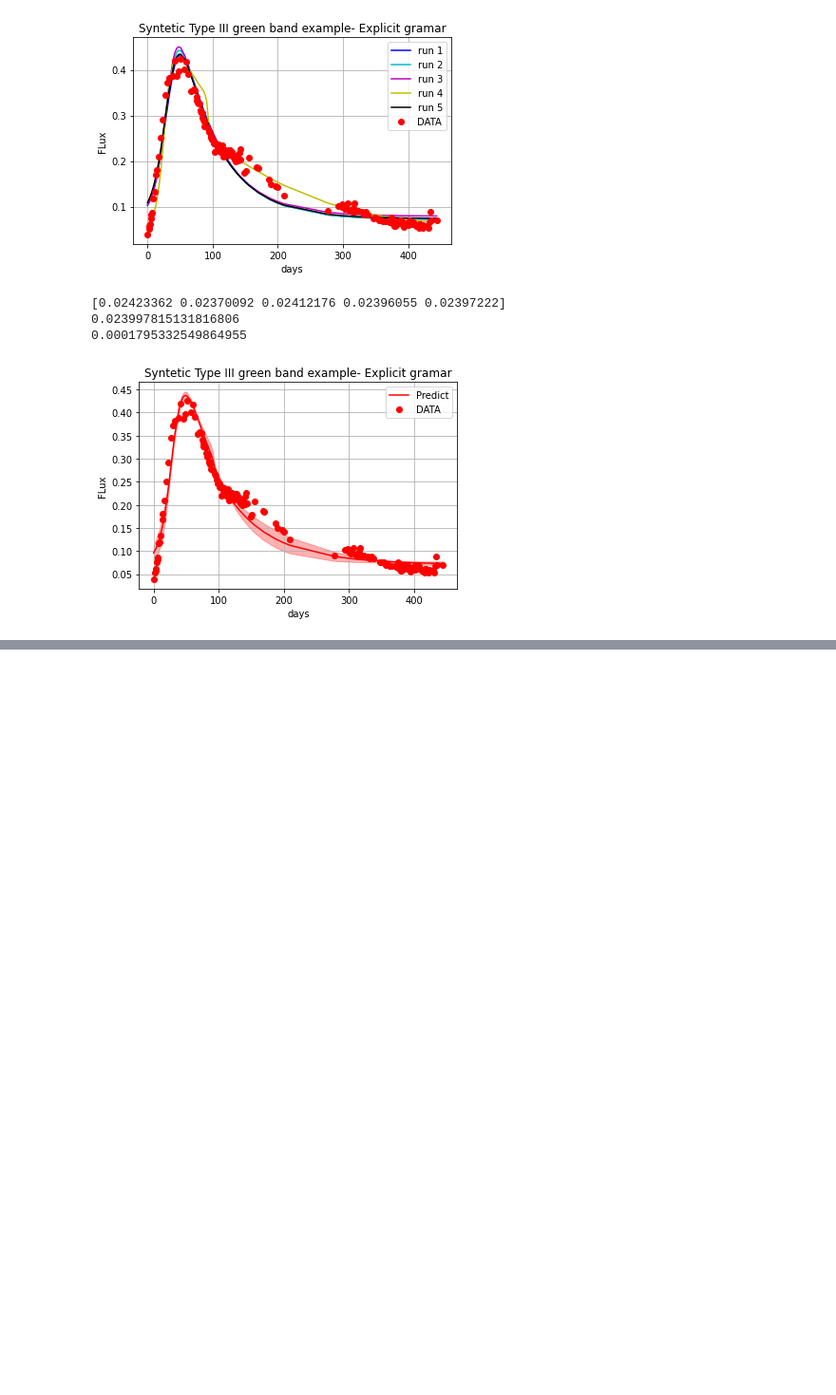
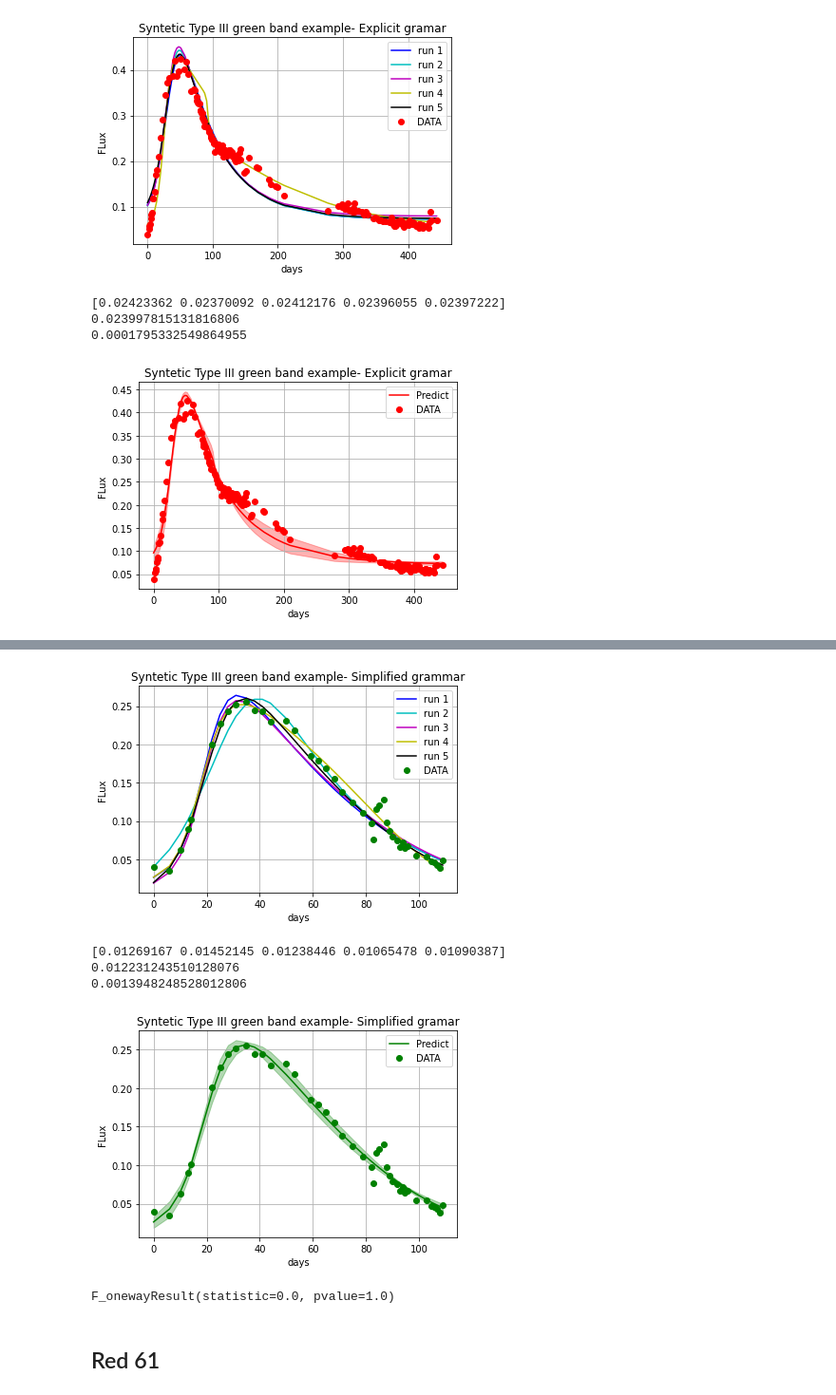
Before and after one commit to nfierroflo/Evolutionary-computation, a Jupyter notebook: PruebasFineles.ipynb, the cells around one changed output, grey strips where cells are left out. Shown at 95% size. Drawn from its saved outputs; the diff is of its cells as text; code cells hidden in the pictures; blank space fills up the shorter version.

```diff
--- a/PruebasFineles.ipynb
+++ b/PruebasFineles.ipynb
@@ -1020,0 +1057,37 @@ plotResultsRed2(t,signal_green352,g1(t), g2(t), g3(t), g4(t), g5(t), title="Synt
+# %%
+#simplified
+run1= "0.020+(((_sig_(0.207*(x[0]-19.98))))|_div_|((_exp_((_exp_((x[0]-09.68)|_div_|78.25))))))"
+run2= "0.000+(((_sig_(0.109*(x[0]-30.01))))|_div_|((_exp_((x[0]-03.12)|_div_|34.82))))"
+run3= "0.012+(((_sig_(0.203*(x[0]-19.96))))|_div_|((_exp_((_exp_((x[0]-08.57)|_div_|84.28))))))"
+run4= "0.020+(((_sig_(0.207*(x[0]-18.33))))|_div_|((_exp_((_exp_((_exp_((x[0]-90.28)|_div_|53.70))))))))"
+run5= "0.006+(((_sig_(0.164*(x[0]-21.06))))|_div_|((_exp_((_exp_((x[0]-16.36)|_div_|77.21))))))"
+g1=lambda t: str_to_value(t,run1)
+g2=lambda t: str_to_value(t,run2)
+g3=lambda t: str_to_value(t,run3)
+g4=lambda t: str_to_value(t,run4)
+g5=lambda t: str_to_value(t,run5)
+
+plotResultsGreen(t,signal_green61,g1(t), g2(t), g3(t), g4(t), g5(t), title="Syntetic Type III green band example- Simplified grammar")
+
+
+rmse_=CalcularRMS(t,signal_green61,g1(t), g2(t), g3(t), g4(t), g5(t))
+print(rmse_)
+print(np.mean(rmse_))
+print(np.std(rmse_))
+
+
+plotResultsGreen2(t,signal_green61,g1(t), g2(t), g3(t), g4(t), g5(t), title="Syntetic Type III green band example- Simplified gramar")
+# %% [output]
+[figure, added]
+[0.01269167 0.01452145 0.01238446 0.01065478 0.01090387]
+0.012231243510128076
+0.0013948248528012806
+[figure, added]
+# %%
+from scipy import stats
+anova = stats.f_oneway(rmse_,rmse_1)
+anova
+# %% [output]
+F_onewayResult(statistic=0.0, pvalue=1.0)
+# %% [markdown]
+## Red 61
```
Also changed, not shown: parts of 21 cells of this notebook.
